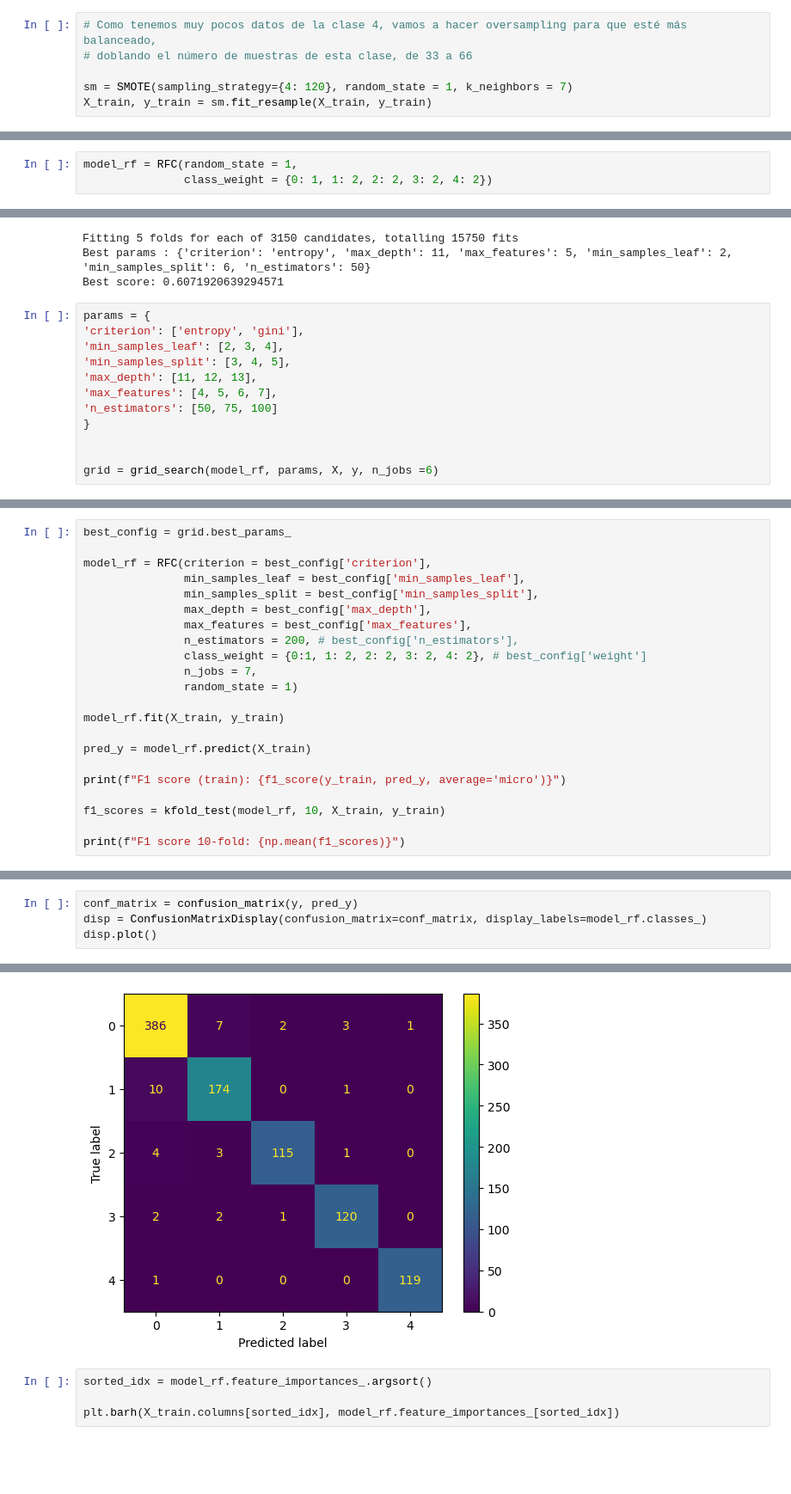
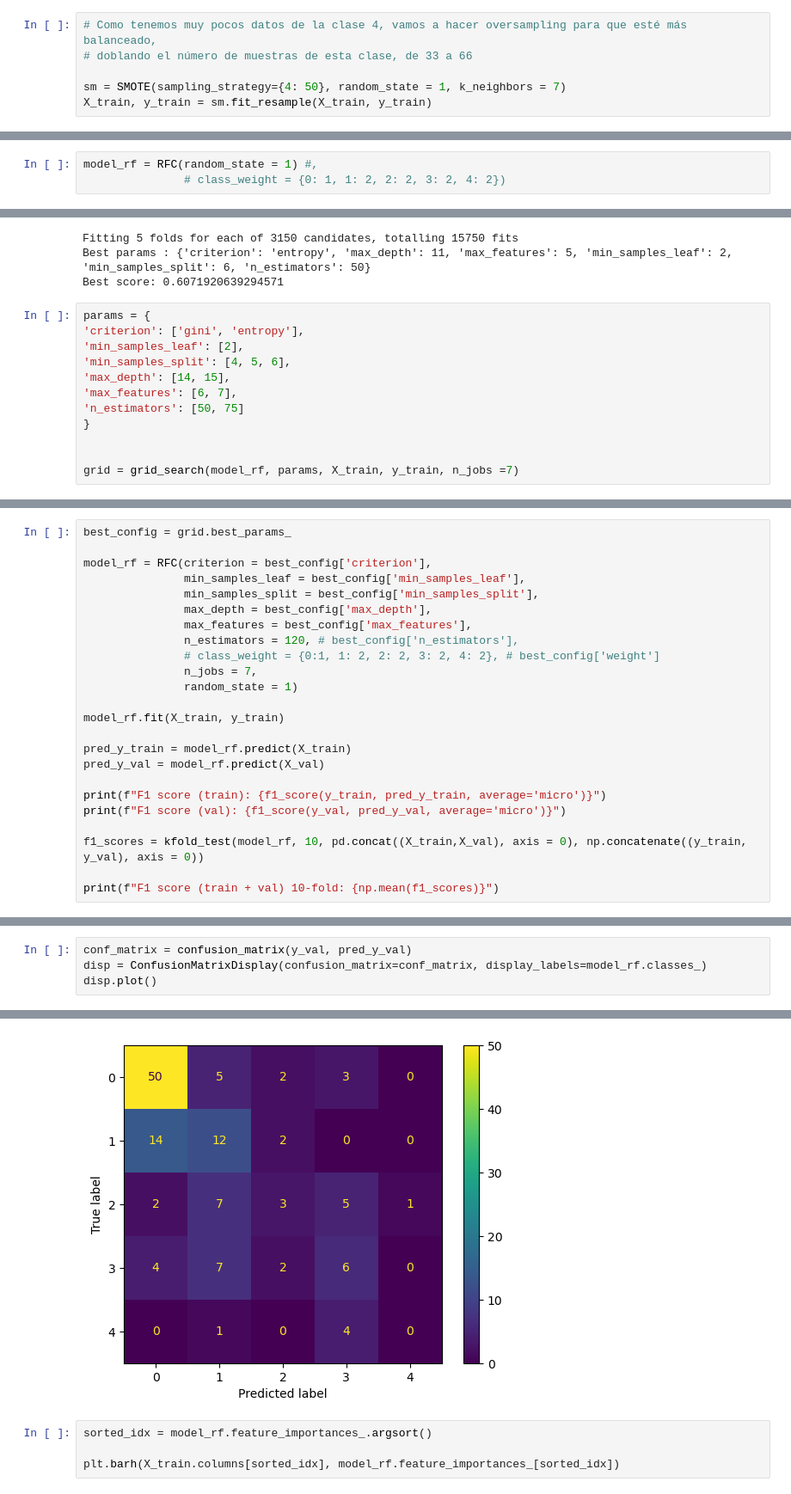
Before and after one commit to vruizext/mda-data-project-3, a Jupyter notebook: random_forest2.ipynb, the cells around one changed output, grey strips where cells are left out. Shown: that part at 86% size. Drawn from its saved outputs; the diff is of its cells as text; blank space fills up the shorter version.

```diff
--- a/random_forest2.ipynb
+++ b/random_forest2.ipynb
@@ -262,7 +272,7 @@ Name: label, dtype: int64
 # Como tenemos muy pocos datos de la clase 4, vamos a hacer oversampling para que esté más balanceado,
 # doblando el número de muestras de esta clase, de 33 a 66
 
-sm = SMOTE(sampling_strategy={4: 120}, random_state = 1, k_neighbors = 7)
+sm = SMOTE(sampling_strategy={4: 50}, random_state = 1, k_neighbors = 7)
 X_train, y_train = sm.fit_resample(X_train, y_train)
 # %%
 counts = y_train.value_counts()
@@ -308,8 +318,8 @@ def grid_search(model, params, X, y, n_splits = 5, n_jobs = 8, scoring = 'f1_mic
     print(f'Best score: {grid.best_score_}')
     return grid
 # %%
-model_rf = RFC(random_state = 1,
-               class_weight = {0: 1, 1: 2, 2: 2, 3: 2, 4: 2})
+model_rf = RFC(random_state = 1) #,
+               # class_weight = {0: 1, 1: 2, 2: 2, 3: 2, 4: 2})
 # %%
 params = {
 'criterion': ['entropy', 'gini'],
@@ -328,14 +338,14 @@ Best params : {'criterion': 'entropy', 'max_depth': 11, 'max_features': 5, 'min_
 Best score: 0.6071920639294571
 # %%
 params = {
-'criterion': ['entropy', 'gini'],
-'min_samples_leaf': [2, 3, 4],
-'min_samples_split': [3, 4, 5],
-'max_depth': [11, 12, 13],
-'max_features': [4, 5, 6, 7],
-'n_estimators': [50, 75, 100]
+'criterion': ['gini', 'entropy'],
+'min_samples_leaf': [2],
+'min_samples_split': [4, 5, 6],
+'max_depth': [14, 15],
+'max_features': [6, 7],
+'n_estimators': [50, 75]
 }
 
 
-grid = grid_search(model_rf, params, X, y, n_jobs =6)
+grid = grid_search(model_rf, params, X_train, y_train, n_jobs =7)
 # %% [output]
@@ -350,18 +360,20 @@ model_rf = RFC(criterion = best_config['criterion'],
                min_samples_split = best_config['min_samples_split'],
                max_depth = best_config['max_depth'],
                max_features = best_config['max_features'],
-               n_estimators = 200, # best_config['n_estimators'],
-               class_weight = {0:1, 1: 2, 2: 2, 3: 2, 4: 2}, # best_config['weight']
+               n_estimators = 120, # best_config['n_estimators'],
+               # class_weight = {0:1, 1: 2, 2: 2, 3: 2, 4: 2}, # best_config['weight']
                n_jobs = 7,
                random_state = 1)
 
 model_rf.fit(X_train, y_train)
 
-pred_y = model_rf.predict(X_train)
+pred_y_train = model_rf.predict(X_train)
+pred_y_val = model_rf.predict(X_val)
 
-print(f"F1 score (train): {f1_score(y_train, pred_y, average='micro')}")
+print(f"F1 score (train): {f1_score(y_train, pred_y_train, average='micro')}")
+print(f"F1 score (val): {f1_score(y_val, pred_y_val, average='micro')}")
 
-f1_scores = kfold_test(model_rf, 10, X_train, y_train)
+f1_scores = kfold_test(model_rf, 10, pd.concat((X_train,X_val), axis = 0), np.concatenate((y_train, y_val), axis = 0))
 
-print(f"F1 score 10-fold: {np.mean(f1_scores)}")
+print(f"F1 score (train + val) 10-fold: {np.mean(f1_scores)}")
 # %% [output]
@@ -370,10 +383,10 @@ F1 score 10-fold: 0.5808333333333333
 # %%
-conf_matrix = confusion_matrix(y, pred_y)
+conf_matrix = confusion_matrix(y_val, pred_y_val)
 disp = ConfusionMatrixDisplay(confusion_matrix=conf_matrix, display_labels=model_rf.classes_)
 disp.plot()
 # %% [output]
 <sklearn.metrics._plot.confusion_matrix.ConfusionMatrixDisplay at 0x...>
-[figure, old version]
+[figure, new version]
 # %%
 sorted_idx = model_rf.feature_importances_.argsort()
 
```
Also changed, not shown: parts of 12 cells of this notebook, 3 other files.
